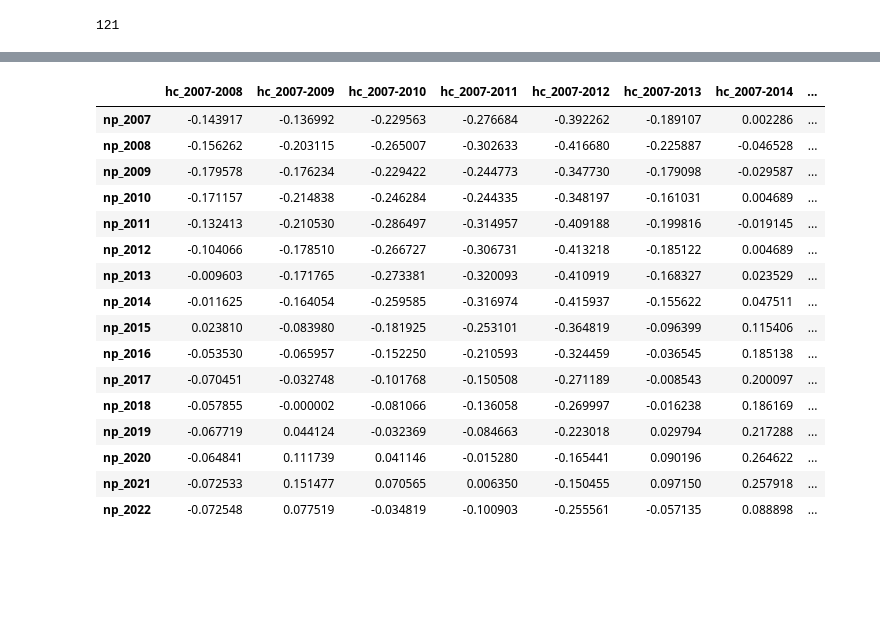
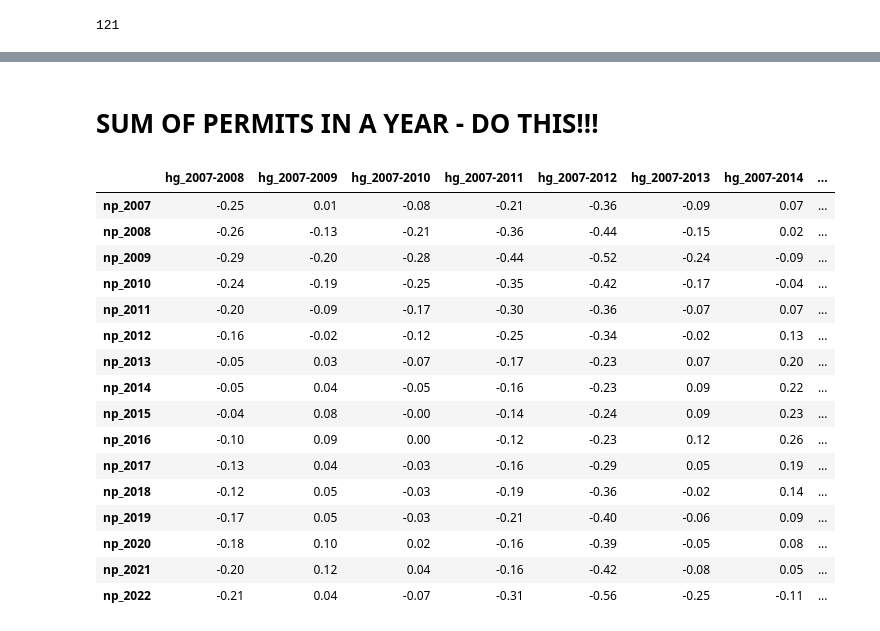
Before and after one commit to JohnnyKile/Philadelphia-Housing-Analysis, a Jupyter notebook: Philadelphia Housing Analysis.ipynb, the cells around one changed output, grey strips where cells are left out. Cells and saved outputs as stored; diff of their text form; code cells hidden in the pictures; blank space fills up the shorter version.

```diff
--- a/Philadelphia Housing Analysis.ipynb
+++ b/Philadelphia Housing Analysis.ipynb
@@ -312,7 +245,7 @@ for zipcode in npermits2_cleaned['zipcode'].unique():
     zip_dict = {}
     zip_dict['zipcode'] = zipcode
     for index,row in npermits2_cleaned[npermits2_cleaned['zipcode']==zipcode].iterrows():
-        zip_dict["np_"+str(row['permitissueyear'])] = row['permits']
+        zip_dict["np_"+str(row['permitissueyear'])] = row['no_permits']
     permit2_data.append(zip_dict)
 # %%
 pdf2 = pd.DataFrame(permit2_data)
@@ -327,5 +264,5 @@ pdf2.head()
 # %%
-zillow = pd.read_csv('data_files/ZillowHomeValues.csv')
+zillow = pd.read_csv('data_files/SFD.csv')
 zillow.head()
 # %% [output]
 |  | RegionID | SizeRank | RegionName | RegionType | StateName | State | City | Metro | CountyName | ... |
@@ -336,7 +273,8 @@ zillow.head()
 | 4 | 84616 | 4 | 60614 | Zip | IL | IL | Chicago | Chicago-Naperville-Elgin | Cook County | ... |
 5 rows × 280 columns
 # %%
-zillow_philly = zillow[zillow['City'] == 'Philadelphia']
+zillow_philly = zillow[(zillow['City'] == 'Philadelphia') & (zillow['State'] == 'PA')]
+# zillow_philly = zillow_philly.rename(columns={"RegionName": "zipcode"})
 zillow_philly
 # %% [output]
 |  | RegionID | SizeRank | RegionName | RegionType | StateName | State | City | Metro | CountyName | ... |
@@ -446,7 +388,7 @@ for i in range(0,len(year_list)):
     j = i+1
     while j < len(year_list):
         year2 = year_list[j]
-        zpchc['hc_'+year1+'-'+year2] = zpchc['hv_'+year2] - zpchc['hv_'+year1]
+        zpchc['hg_'+year1+'-'+year2] = 100 * (zpchc['hv_'+year2] - zpchc['hv_'+year1]) / zpchc['hv_'+year1]
         j += 1
 
 len(zpchc.columns)
@@ -549,30 +470,32 @@ for year in year_list:
 2021 nan
+# %% [markdown]
+# SUM OF PERMITS IN A YEAR - DO THIS!!!
 # %%
 np_cols = housing_data.columns.str.match('np_')
-hc_cols = housing_data.columns.str.match('hc_')
+hg_cols = housing_data.columns.str.match('hg_')
 
-corr = housing_data.corr().loc[np_cols, hc_cols]
-corr.style.background_gradient(cmap='coolwarm').set_properties(**{'font-size': '0pt'})
+corr = housing_data.corr().loc[np_cols, hg_cols]
+# corr.style.background_gradient(cmap='coolwarm').set_properties(**{'font-size': '0pt'})
 
-# corr.style.background_gradient(cmap='coolwarm', axis=None).set_precision(2)
+corr.style.background_gradient(cmap='coolwarm', axis=None).set_precision(2)
 # %% [output]
-|  | hc_2007-2008 | hc_2007-2009 | hc_2007-2010 | hc_2007-2011 | hc_2007-2012 | hc_2007-2013 | hc_2007-2014 | ... |
-| np_2007 | -0.143917 | -0.136992 | -0.229563 | -0.276684 | -0.392262 | -0.189107 | 0.002286 | ... |
-| np_2008 | -0.156262 | -0.203115 | -0.265007 | -0.302633 | -0.416680 | -0.225887 | -0.046528 | ... |
-| np_2009 | -0.179578 | -0.176234 | -0.229422 | -0.244773 | -0.347730 | -0.179098 | -0.029587 | ... |
-| np_2010 | -0.171157 | -0.214838 | -0.246284 | -0.244335 | -0.348197 | -0.161031 | 0.004689 | ... |
-| np_2011 | -0.132413 | -0.210530 | -0.286497 | -0.314957 | -0.409188 | -0.199816 | -0.019145 | ... |
-| np_2012 | -0.104066 | -0.178510 | -0.266727 | -0.306731 | -0.413218 | -0.185122 | 0.004689 | ... |
-| np_2013 | -0.009603 | -0.171765 | -0.273381 | -0.320093 | -0.410919 | -0.168327 | 0.023529 | ... |
-| np_2014 | -0.011625 | -0.164054 | -0.259585 | -0.316974 | -0.415937 | -0.155622 | 0.047511 | ... |
-| np_2015 | 0.023810 | -0.083980 | -0.181925 | -0.253101 | -0.364819 | -0.096399 | 0.115406 | ... |
-| np_2016 | -0.053530 | -0.065957 | -0.152250 | -0.210593 | -0.324459 | -0.036545 | 0.185138 | ... |
-| np_2017 | -0.070451 | -0.032748 | -0.101768 | -0.150508 | -0.271189 | -0.008543 | 0.200097 | ... |
-| np_2018 | -0.057855 | -0.000002 | -0.081066 | -0.136058 | -0.269997 | -0.016238 | 0.186169 | ... |
-| np_2019 | -0.067719 | 0.044124 | -0.032369 | -0.084663 | -0.223018 | 0.029794 | 0.217288 | ... |
-| np_2020 | -0.064841 | 0.111739 | 0.041146 | -0.015280 | -0.165441 | 0.090196 | 0.264622 | ... |
-| np_2021 | -0.072533 | 0.151477 | 0.070565 | 0.006350 | -0.150455 | 0.097150 | 0.257918 | ... |
-| np_2022 | -0.072548 | 0.077519 | -0.034819 | -0.100903 | -0.255561 | -0.057135 | 0.088898 | ... |
+|  | hg_2007-2008 | hg_2007-2009 | hg_2007-2010 | hg_2007-2011 | hg_2007-2012 | hg_2007-2013 | hg_2007-2014 | ... |
+| np_2007 | -0.25 | 0.01 | -0.08 | -0.21 | -0.36 | -0.09 | 0.07 | ... |
+| np_2008 | -0.26 | -0.13 | -0.21 | -0.36 | -0.44 | -0.15 | 0.02 | ... |
+| np_2009 | -0.29 | -0.20 | -0.28 | -0.44 | -0.52 | -0.24 | -0.09 | ... |
+| np_2010 | -0.24 | -0.19 | -0.25 | -0.35 | -0.42 | -0.17 | -0.04 | ... |
+| np_2011 | -0.20 | -0.09 | -0.17 | -0.30 | -0.36 | -0.07 | 0.07 | ... |
+| np_2012 | -0.16 | -0.02 | -0.12 | -0.25 | -0.34 | -0.02 | 0.13 | ... |
+| np_2013 | -0.05 | 0.03 | -0.07 | -0.17 | -0.23 | 0.07 | 0.20 | ... |
+| np_2014 | -0.05 | 0.04 | -0.05 | -0.16 | -0.23 | 0.09 | 0.22 | ... |
+| np_2015 | -0.04 | 0.08 | -0.00 | -0.14 | -0.24 | 0.09 | 0.23 | ... |
+| np_2016 | -0.10 | 0.09 | 0.00 | -0.12 | -0.23 | 0.12 | 0.26 | ... |
+| np_2017 | -0.13 | 0.04 | -0.03 | -0.16 | -0.29 | 0.05 | 0.19 | ... |
+| np_2018 | -0.12 | 0.05 | -0.03 | -0.19 | -0.36 | -0.02 | 0.14 | ... |
+| np_2019 | -0.17 | 0.05 | -0.03 | -0.21 | -0.40 | -0.06 | 0.09 | ... |
+| np_2020 | -0.18 | 0.10 | 0.02 | -0.16 | -0.39 | -0.05 | 0.08 | ... |
+| np_2021 | -0.20 | 0.12 | 0.04 | -0.16 | -0.42 | -0.08 | 0.05 | ... |
+| np_2022 | -0.21 | 0.04 | -0.07 | -0.31 | -0.56 | -0.25 | -0.11 | ... |
 # %%
 import matplotlib.pyplot as plt
 
```
Also changed, not shown: parts of 77 cells of this notebook, 1 other file.
